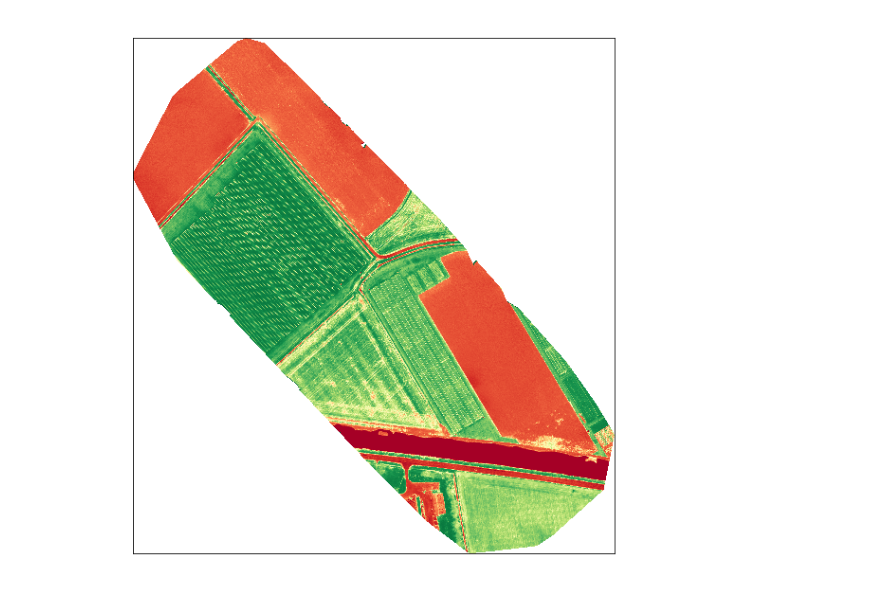
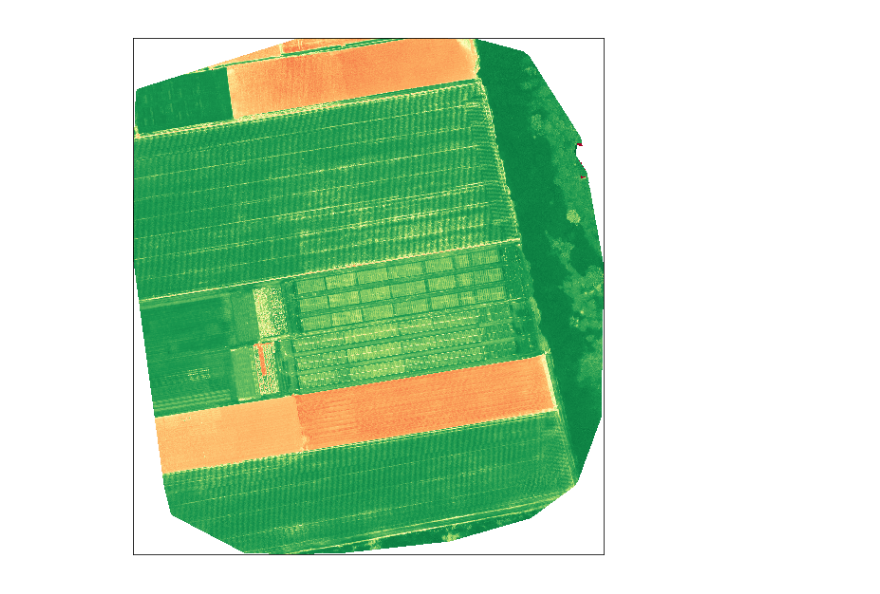
Before and after one commit to j-la-haye/write_field_grid, a Jupyter notebook: Visualize_Field_Plot_v0.ipynb, the cells around one changed output. Saved outputs shown, nothing was run; the diff lists cells and outputs as text; code cells hidden in the pictures.

```diff
--- a/Visualize_Field_Plot_v0.ipynb
+++ b/Visualize_Field_Plot_v0.ipynb
@@ -1,13 +1,15 @@
 # %%
 from visualizeGrid_v1 import read_bands,aoi_zoom,plot_grid,plot_bands
 from mapField import makeGrid
-out_img = 'Bands/Barenbrug1_NDVI.tif'
-in_red =  'Bands/Barenbrug1_RED.tif'
-in_nir = 'Bands/Barenbrug1_NIR.tif'
+import warnings
+warnings.filterwarnings('ignore')
+out_img = 'Bands/BB2_NDVI.tif'
+in_red =  'Bands/BB2_red.tif'
+in_nir = 'Bands/BB2_nir.tif'
 # %%
-ndvi = read_bands(in_red,in_nir)
-band = 'Bands/Barenbrug1_NDVI.tif'
+ndvi = read_bands(in_red,in_nir,out_img)
+#band = 'Bands/Barenbrug1_NDVI.tif'
 affine = plot_bands(out_img)
 # %% [output]
-[figure, old version]
+[figure, new version]
 # %%
```
Also changed, not shown: parts of 5 cells of this notebook.
